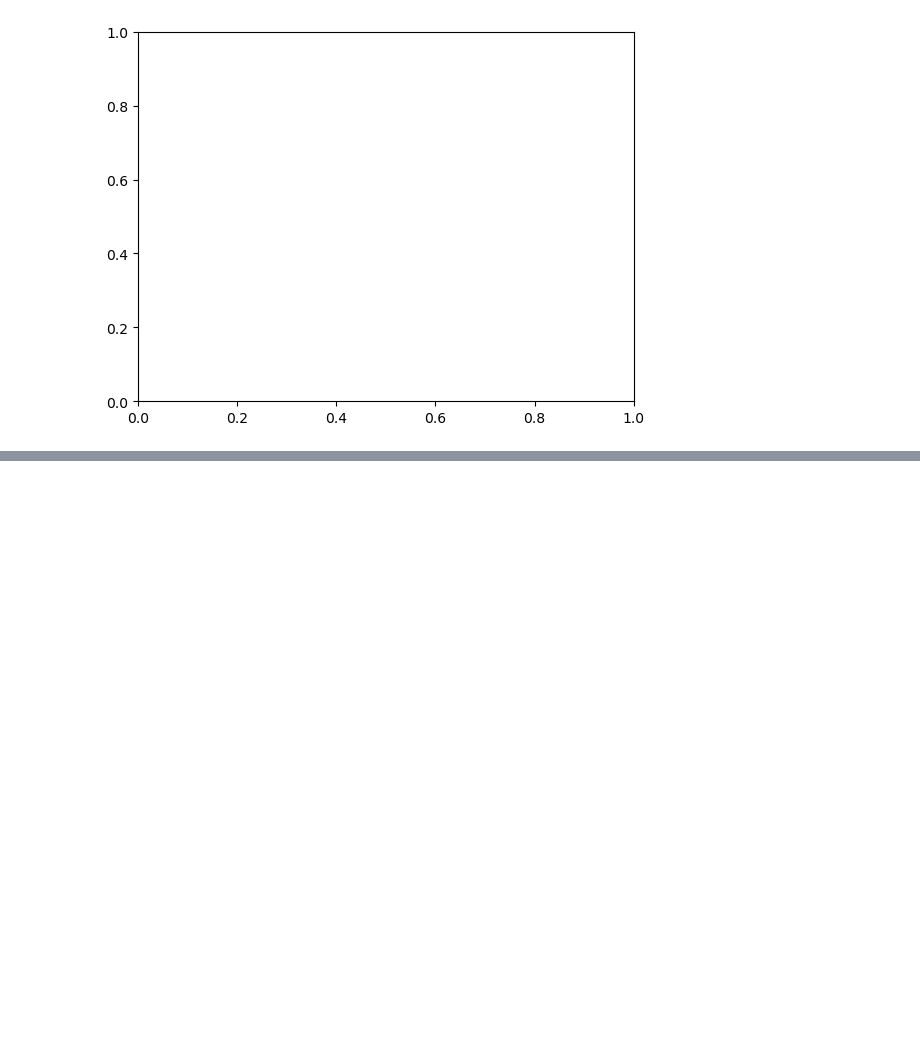
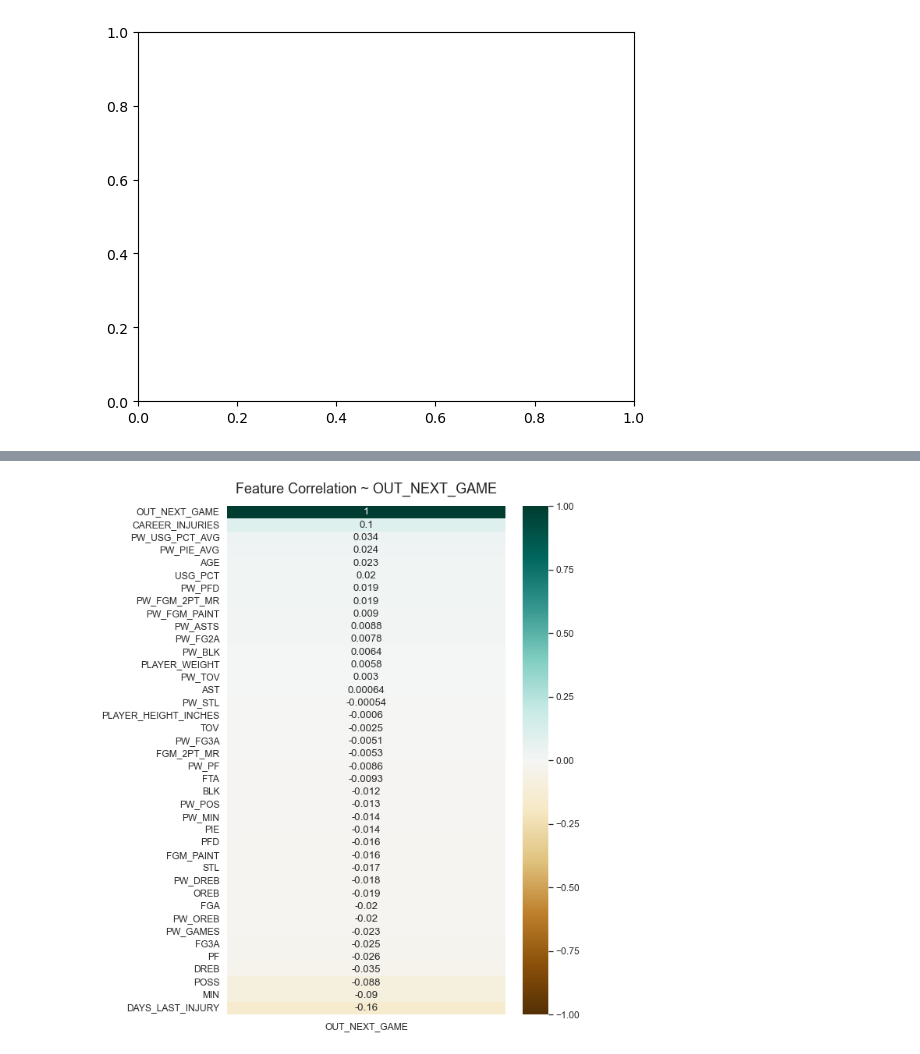
Before and after one commit to NadeemPatel2019/MSDS-456-final-project, a Jupyter notebook: nba_game_logs_eda_2021-22.ipynb, the cells around one changed output, grey strips where cells are left out. Saved outputs shown, nothing was run; the diff lists cells and outputs as text; code cells hidden in the pictures; blank space fills up the shorter version.

```diff
--- a/nba_game_logs_eda_2021-22.ipynb
+++ b/nba_game_logs_eda_2021-22.ipynb
@@ -720,0 +446,12 @@ ax.set_title('Random Forest ~ OUT_NEXT_GAME - Confusion Matrix - include DAYS_LA
+# %%
+game_logs_subset_X_df
+
+# create OUT_NEXT_GAME correlation chart (after oversampling)
+game_logs_subset_X_df_copy = game_logs_subset_X_df.copy()
+game_logs_subset_X_df_copy.loc[:,'OUT_NEXT_GAME'] = full_game_logs_df['OUT_NEXT_GAME']
+plt.figure(figsize=(8, 12))
+heatmap = sns.heatmap(game_logs_subset_X_df_copy.corr()[['OUT_NEXT_GAME']].sort_values(by='OUT_NEXT_GAME',
+    ascending=False), vmin=-1, vmax=1, annot=True, cmap='BrBG')
+heatmap.set_title('Feature Correlation ~ OUT_NEXT_GAME', fontdict={'fontsize':18}, pad=16);
+# %% [output]
+[figure, added]
```
Also changed, not shown: parts of 38 cells of this notebook.
